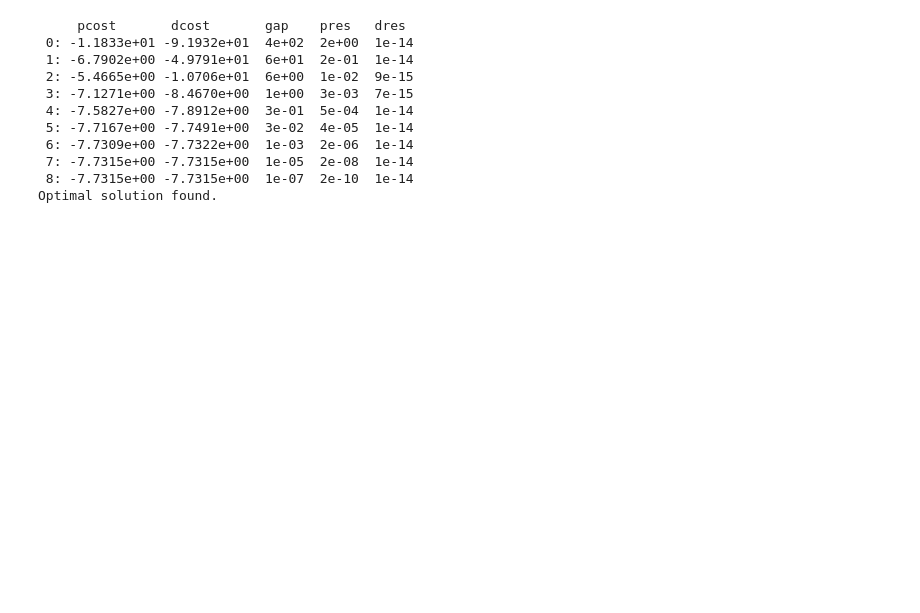
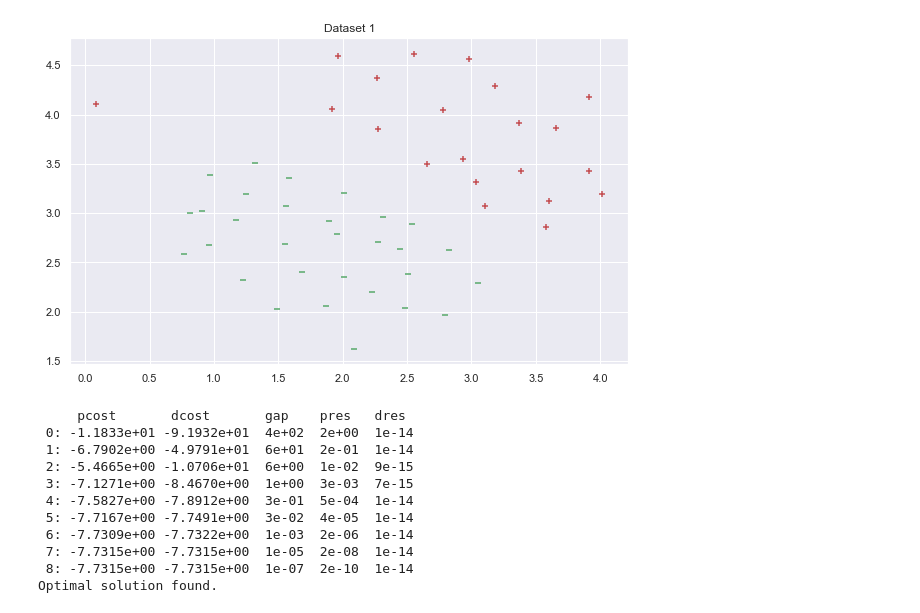
Before and after one commit to ilyamil/machine_learning, a Jupyter notebook: linear_svm/SVM.ipynb, the cells around one changed output. Saved outputs shown, nothing was run; the diff lists cells and outputs as text; code cells hidden in the pictures; blank space fills up the shorter version.

```diff
--- a/linear_svm/SVM.ipynb
+++ b/linear_svm/SVM.ipynb
@@ -6,3 +8,5 @@ from scipy import io
+# %%
+sns.set(rc={'figure.figsize':(10, 6)})
 # %%
 class SVM:
     def __init__(self):
@@ -46,6 +77,18 @@ class SVM:
+# %%
+def VisualizeData(X, y, title):
+    plt.scatter(X[np.where(y==1)[0],0], X[np.where(y==1)[0],1],
+            marker='+', c='r')
+    plt.scatter(X[np.where(y==0)[0],0],X[np.where(y==0)[0],1],
+            marker='_', c='g')
+    plt.title(title)
+    plt.show()
 # %%
-data1 = io.loadmat('data/data1.mat')
+data1 = io.loadmat('data1.mat')
 X = data1['X']
 y = data1['y'].astype(int)
+
+VisualizeData(X, y, 'Dataset 1')
+# %% [output]
+[figure, added]
 # %%
 model = SVM()
```
Also changed, not shown: parts of 9 cells of this notebook, 1 other file.
